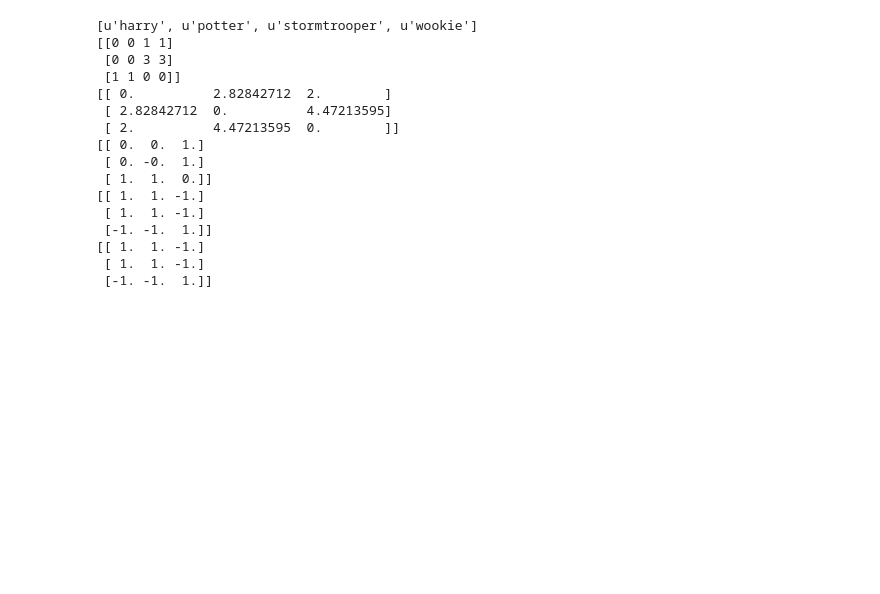
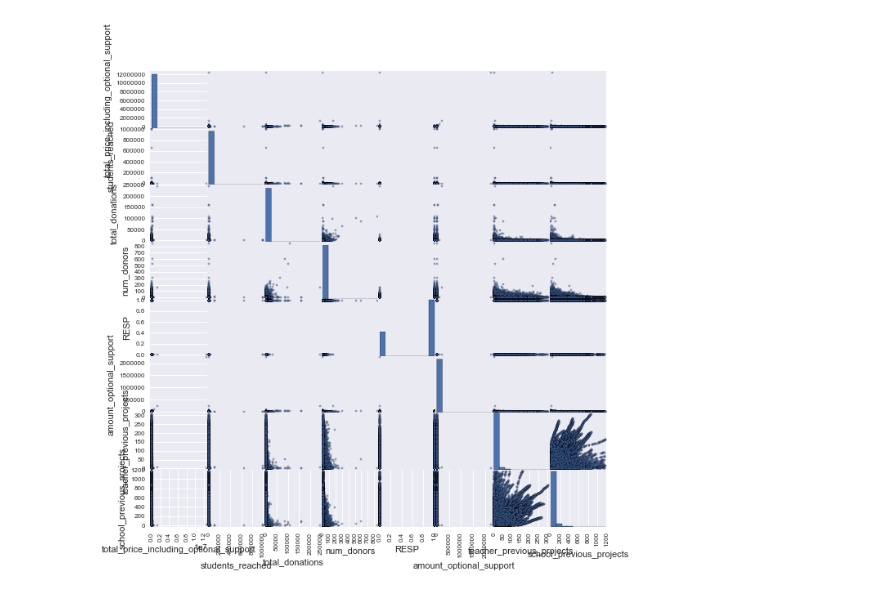
Before and after one commit to edooley7/donorschoose_project, a Jupyter notebook: notebooks/data_explore_dc.ipynb, the cells around one changed output. Saved outputs shown, nothing was run; the diff lists cells and outputs as text; code cells hidden in the pictures; blank space fills up the shorter version.

```diff
--- a/notebooks/data_explore_dc.ipynb
+++ b/notebooks/data_explore_dc.ipynb
@@ -368,37 +165,4 @@ clean_essays.head()
-# %%
-from sklearn.feature_extraction.text import CountVectorizer
-from sklearn.metrics.pairwise import pairwise_distances
-import numpy as np
-
-text = ["wookie stormtrooper",
-        "wookie wookie wookie stormtrooper stormtrooper stormtrooper",
-        "harry potter"]
-
-vect = CountVectorizer()
-data = vect.fit_transform(text).todense()
-
-print vect.get_feature_names()
-print data
-
-print pairwise_distances(data, metric='euclidean')
-print pairwise_distances(data, metric='cosine').round(2)
-
-print 1 - pairwise_distances(data - data.mean(axis=1), metric='cosine')
-print np.corrcoef(data)
-# %% [output]
-[u'harry', u'potter', u'stormtrooper', u'wookie']
-[[0 0 1 1]
- [0 0 3 3]
- [1 1 0 0]]
-[[ 0.          2.82842712  2.        ]
- [ 2.82842712  0.          4.47213595]
- [ 2.          4.47213595  0.        ]]
-[[ 0.  0.  1.]
- [ 0. -0.  1.]
- [ 1.  1.  0.]]
-[[ 1.  1. -1.]
- [ 1.  1. -1.]
- [-1. -1.  1.]]
-[[ 1.  1. -1.]
- [ 1.  1. -1.]
- [-1. -1.  1.]]
+# %%
+d
+# %% [output]
+[figure, added]
```
Also changed, not shown: parts of 45 cells of this notebook, 7 other files.
